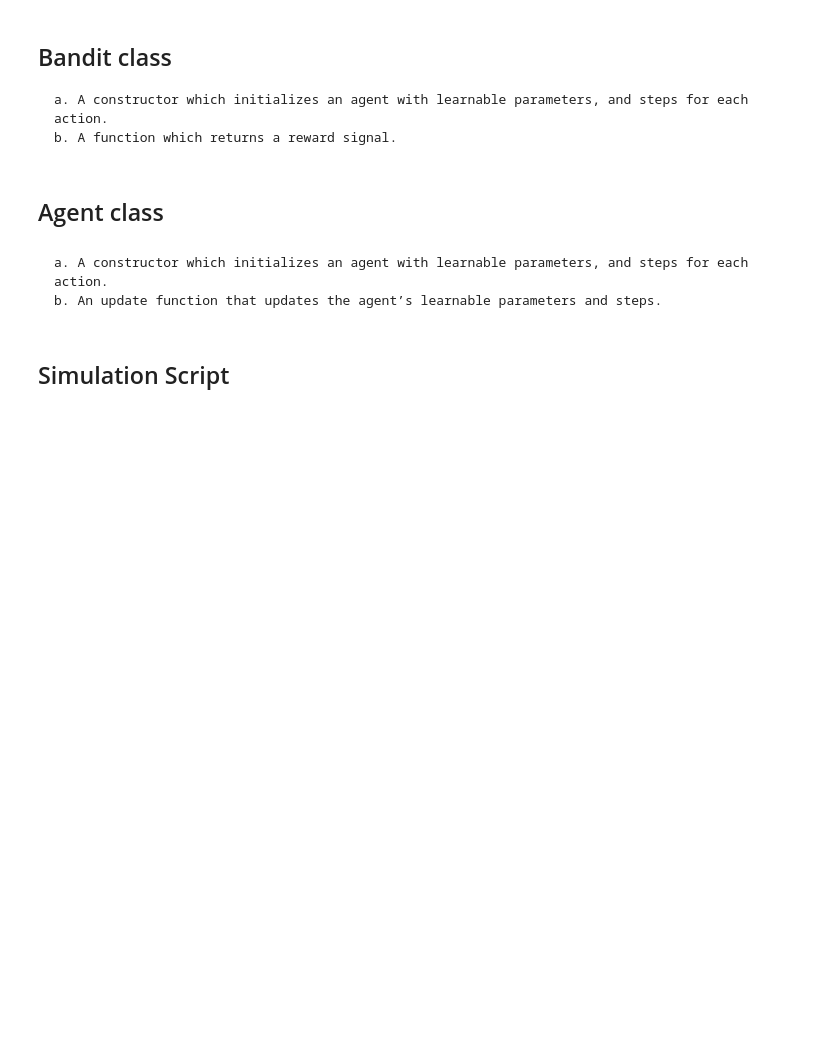
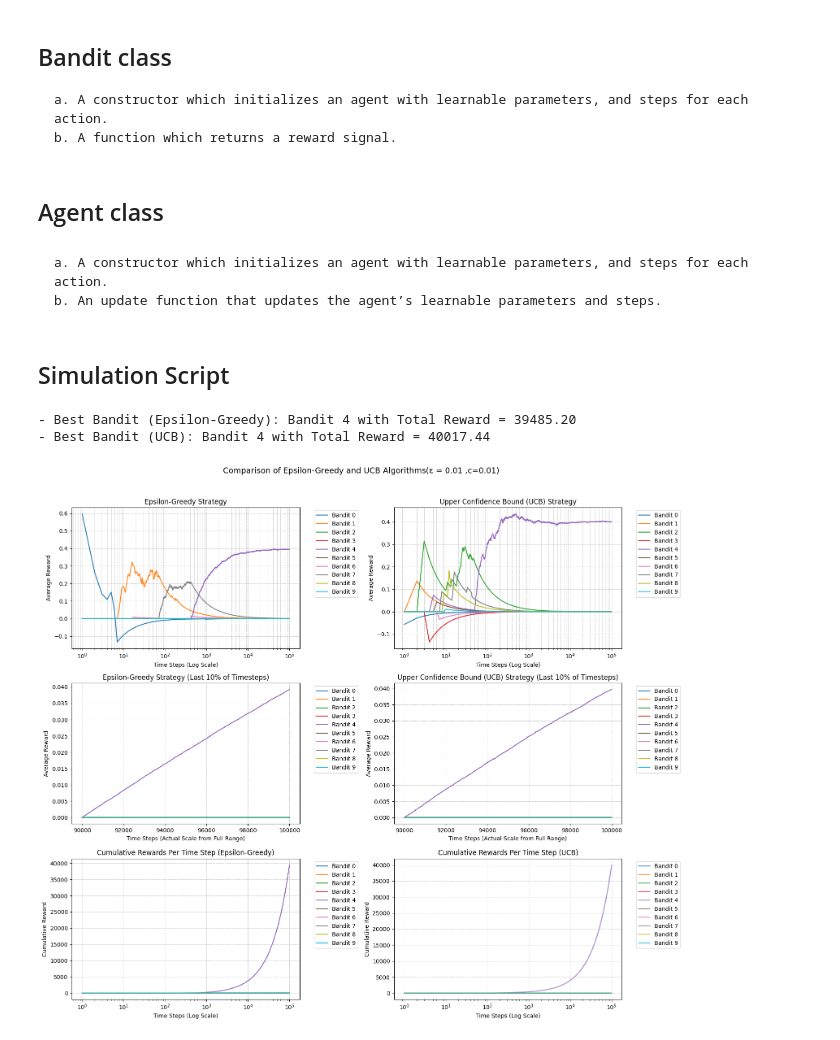
Before and after one commit to boannas/DRL_HW, a Jupyter notebook: HW1/Multi_arm_bandit/multi_arm_bundit.ipynb, the cells around one changed output. Drawn from its saved outputs; the diff is of its cells as text; code cells hidden in the pictures; blank space fills up the shorter version.

```diff
--- a/HW1/Multi_arm_bandit/multi_arm_bundit.ipynb
+++ b/HW1/Multi_arm_bandit/multi_arm_bundit.ipynb
@@ -164 +176,7 @@ time_step = 100000
+# %%
+rew_epsilon_0, rew_ucb_0 = plot_results(n_bandits=n_bandits, rewards=rewards_each_bandit, sd=sd, time_steps=time_step, epsilon=epsilon_values[0], ucb_c=c_values[0])
+# %% [output]
+- Best Bandit (Epsilon-Greedy): Bandit 4 with Total Reward = 39485.20
+- Best Bandit (UCB): Bandit 4 with Total Reward = 40017.44
+[figure, added]
 # %%
```
Also changed, not shown: parts of 13 cells of this notebook.
